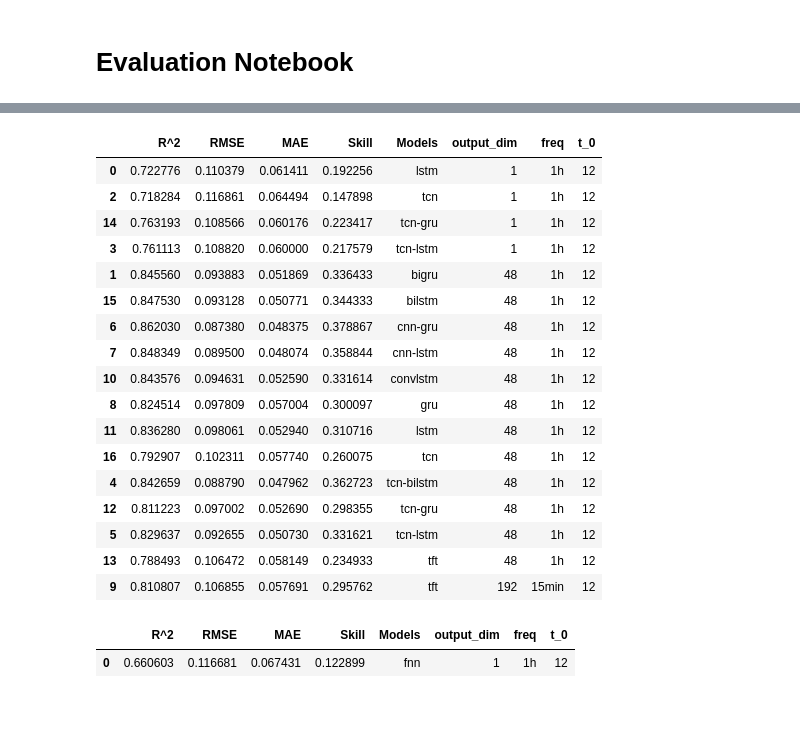
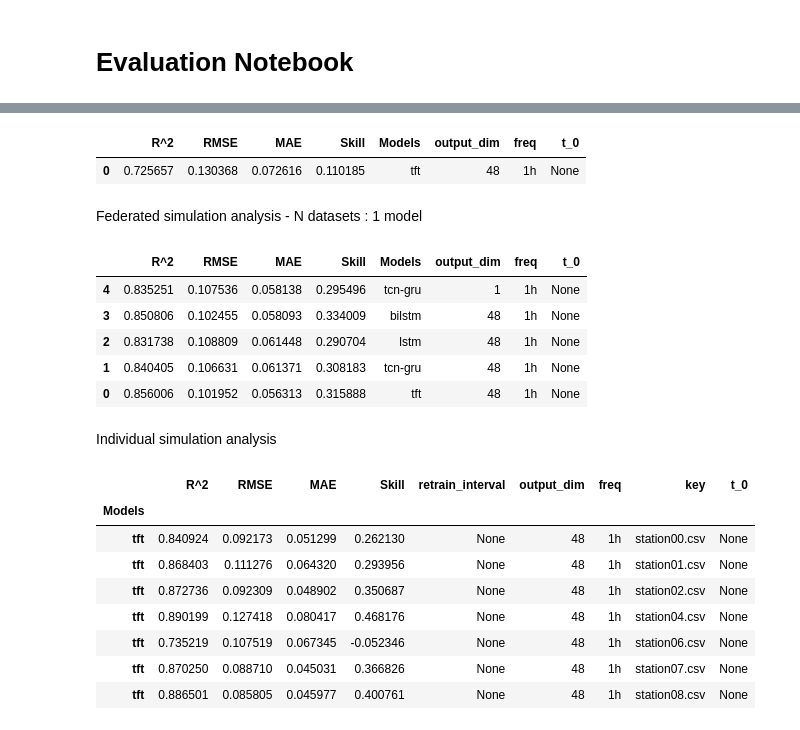
Before and after one commit to vikwal/forecasting_framework, a Jupyter notebook: evaluation.ipynb, the cells around one changed output, grey strips where cells are left out. Drawn from its saved outputs; the diff is of its cells as text; code cells hidden in the pictures.

```diff
--- a/evaluation.ipynb
+++ b/evaluation.ipynb
@@ -7,16 +7,16 @@ import pandas as pd
 
 from utils import tools
 # %%
-d = 'pvod'
+data = 'pvod'
 
 config = tools.load_config('config.yaml')
 results_dir = config['eval']['results_path']
-results_dir = os.path.join(results_dir, d)
+results_dir = os.path.join(results_dir, data)
 result_files = os.listdir(results_dir)
 # pickle files where training was performed on single dataset sequentially
-sep_train = [f for f in result_files if (f.endswith('.pkl')) & ('all' not in f)]
-# pickle files where training was performed on concatenated datasets
-all_train = [f for f in result_files if 'all' in f]
+sims = [f for f in result_files if (f.endswith('.pkl')) & ('cl' not in f) & ('fl' not in f)]
+# pickle files where training was performed on concatenated datasets (centralized learning)
+cl_sims = [f for f in result_files if 'cl' in f]
 # pickle files for federated learning simulations
 fl_sims = [f for f in result_files if 'fl' in f]
 persistence_file = [f for f in result_files if 'persistence' in f][0]
@@ -25,7 +25,6 @@ def concatenate_results(results_dir: str,
                         results: list,
                         get_skill: bool = False,
                         pers: pd.DataFrame = pd.DataFrame(),
-                        reset_index: bool = True,
                         sort_skill: bool = False) -> pd.DataFrame:
     index_cols = ['Models', 'output_dim', 'freq', 't_0']
     indices = {}
@@ -38,6 +37,7 @@ def concatenate_results(results_dir: str,
         with open(os.path.join(results_dir, file), 'rb') as f:
             pkl = pickle.load(f)
         df = pkl['evaluation']
+        df.reset_index(inplace=True)
         if get_skill:
             df= pd.merge(df, pers[['RMSE', 'key', 'output_dim', 'freq']],
                on=['key', 'output_dim', 'freq'],
@@ -45,8 +45,6 @@ def concatenate_results(results_dir: str,
                suffixes=('', '_p'))
             df['Skill'] = 1 - df.RMSE / df.RMSE_p
             df.drop('RMSE_p', axis=1, inplace=True)
-        if reset_index:
-            df.reset_index(inplace=True)
         for col in index_cols:
             indices[col].append(df[col].iloc[0])
         df.drop(index_cols, axis=1, inplace=True)
@@ -60,5 +58,13 @@ def concatenate_results(results_dir: str,
     if sort_skill:
         df.sort_values(['Skill'], ascending=False, inplace=True)
     return df
+
+def read_sim(results_dir, sim):
+    try:
+        with open(os.path.join(results_dir, sim), 'rb') as f:
+            sim_results = pickle.load(f)
+    except:
+        sim_results = None
+    return sim_results
 # %%
 pers = pd.read_csv(os.path.join(results_dir, persistence_file))
@@ -86,36 +87,24 @@ df_sep
 # %%
-df_all = concatenate_results(results_dir=results_dir,
+df_cl = concatenate_results(results_dir=results_dir,
                              get_skill=True,
                              pers=pers,
-                             results=all_train,
-                             reset_index=False)
-df_all
+                             results=cl_sims)
+df_cl
 # %% [output]
 |  | R^2 | RMSE | MAE | Skill | Models | output_dim | freq | t_0 |
-| 0 | 0.722776 | 0.110379 | 0.061411 | 0.192256 | lstm | 1 | 1h | 12 |
-| 2 | 0.718284 | 0.116861 | 0.064494 | 0.147898 | tcn | 1 | 1h | 12 |
-| 14 | 0.763193 | 0.108566 | 0.060176 | 0.223417 | tcn-gru | 1 | 1h | 12 |
-| 3 | 0.761113 | 0.108820 | 0.060000 | 0.217579 | tcn-lstm | 1 | 1h | 12 |
-| 1 | 0.845560 | 0.093883 | 0.051869 | 0.336433 | bigru | 48 | 1h | 12 |
-| 15 | 0.847530 | 0.093128 | 0.050771 | 0.344333 | bilstm | 48 | 1h | 12 |
-| 6 | 0.862030 | 0.087380 | 0.048375 | 0.378867 | cnn-gru | 48 | 1h | 12 |
-| 7 | 0.848349 | 0.089500 | 0.048074 | 0.358844 | cnn-lstm | 48 | 1h | 12 |
-| 10 | 0.843576 | 0.094631 | 0.052590 | 0.331614 | convlstm | 48 | 1h | 12 |
-| 8 | 0.824514 | 0.097809 | 0.057004 | 0.300097 | gru | 48 | 1h | 12 |
-| 11 | 0.836280 | 0.098061 | 0.052940 | 0.310716 | lstm | 48 | 1h | 12 |
-| 16 | 0.792907 | 0.102311 | 0.057740 | 0.260075 | tcn | 48 | 1h | 12 |
-| 4 | 0.842659 | 0.088790 | 0.047962 | 0.362723 | tcn-bilstm | 48 | 1h | 12 |
-| 12 | 0.811223 | 0.097002 | 0.052690 | 0.298355 | tcn-gru | 48 | 1h | 12 |
-| 5 | 0.829637 | 0.092655 | 0.050730 | 0.331621 | tcn-lstm | 48 | 1h | 12 |
-| 13 | 0.788493 | 0.106472 | 0.058149 | 0.234933 | tft | 48 | 1h | 12 |
-| 9 | 0.810807 | 0.106855 | 0.057691 | 0.295762 | tft | 192 | 15min | 12 |
+| 0 | 0.725657 | 0.130368 | 0.072616 | 0.110185 | tft | 48 | 1h | None |
+# %% [markdown]
+Federated simulation analysis - N datasets : 1 model
 # %%
 df_fl = concatenate_results(results_dir=results_dir,
-                            get_skill=False,
-                            pers=pers,
-                            results=fl_sims,
-                            reset_index=True)
+                            results=fl_sims)
 df_fl
 # %% [output]
 |  | R^2 | RMSE | MAE | Skill | Models | output_dim | freq | t_0 |
-| 0 | 0.660603 | 0.116681 | 0.067431 | 0.122899 | fnn | 1 | 1h | 12 |
+| 4 | 0.835251 | 0.107536 | 0.058138 | 0.295496 | tcn-gru | 1 | 1h | None |
+| 3 | 0.850806 | 0.102455 | 0.058093 | 0.334009 | bilstm | 48 | 1h | None |
+| 2 | 0.831738 | 0.108809 | 0.061448 | 0.290704 | lstm | 48 | 1h | None |
+| 1 | 0.840405 | 0.106631 | 0.061371 | 0.308183 | tcn-gru | 48 | 1h | None |
+| 0 | 0.856006 | 0.101952 | 0.056313 | 0.315888 | tft | 48 | 1h | None |
+# %% [markdown]
+Individual simulation analysis
@@ -121,0 +123,12 @@ df_fl
+# %%
+sim_results['evaluation']
+# %% [output]
+|  | R^2 | RMSE | MAE | Skill | retrain_interval | output_dim | freq | key | t_0 |
+| Models |  |  |  |  |  |  |  |  |  |
+| tft | 0.840924 | 0.092173 | 0.051299 | 0.262130 | None | 48 | 1h | station00.csv | None |
+| tft | 0.868403 | 0.111276 | 0.064320 | 0.293956 | None | 48 | 1h | station01.csv | None |
+| tft | 0.872736 | 0.092309 | 0.048902 | 0.350687 | None | 48 | 1h | station02.csv | None |
+| tft | 0.890199 | 0.127418 | 0.080417 | 0.468176 | None | 48 | 1h | station04.csv | None |
+| tft | 0.735219 | 0.107519 | 0.067345 | -0.052346 | None | 48 | 1h | station06.csv | None |
+| tft | 0.870250 | 0.088710 | 0.045031 | 0.366826 | None | 48 | 1h | station07.csv | None |
+| tft | 0.886501 | 0.085805 | 0.045977 | 0.400761 | None | 48 | 1h | station08.csv | None |
```
Also changed, not shown: parts of 7 cells of this notebook, 13 other files.
